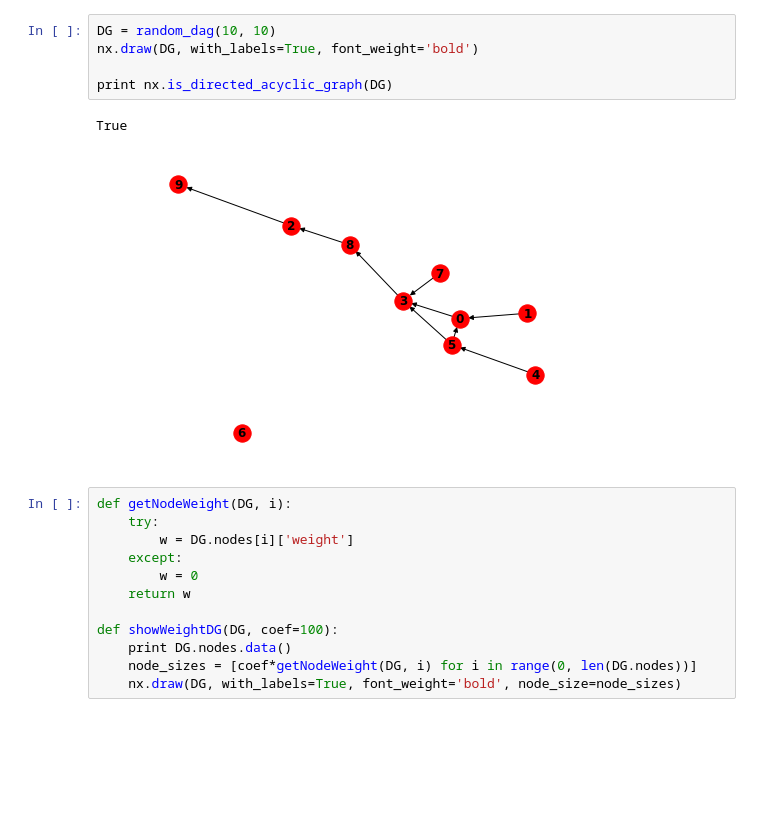
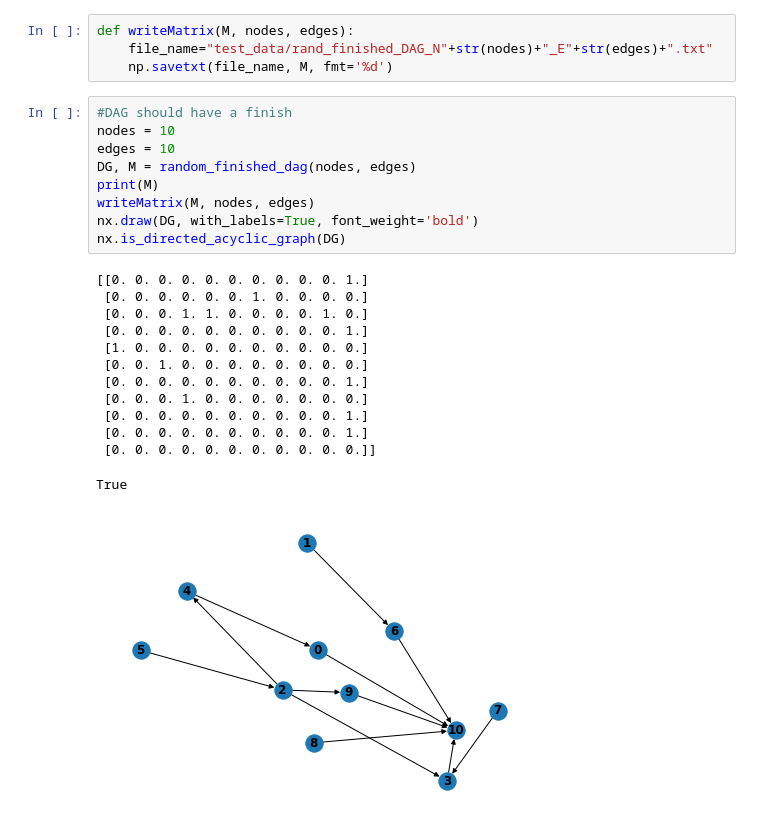
Before and after one commit to teadrunkage/MDiploma, a Jupyter notebook: rank/testDataCreation.ipynb, the cells around one changed output. Saved outputs shown, nothing was run; the diff lists cells and outputs as text; blank space fills up the shorter version.

Commit message:
Test data creation and running algos

```diff
--- a/rank/testDataCreation.ipynb
+++ b/rank/testDataCreation.ipynb
@@ -34,20 +120,27 @@ def random_dag(nodes, edges):
+# %%
+def writeMatrix(M, nodes, edges):
+    file_name="test_data/rand_finished_DAG_N"+str(nodes)+"_E"+str(edges)+".txt"
+    np.savetxt(file_name, M, fmt='%d')
 # %%
-DG = random_dag(10, 10)
+#DAG should have a finish
+nodes = 10
+edges = 10
+DG, M = random_finished_dag(nodes, edges)
+print(M)
+writeMatrix(M, nodes, edges)
 nx.draw(DG, with_labels=True, font_weight='bold')
-
-print nx.is_directed_acyclic_graph(DG)
+nx.is_directed_acyclic_graph(DG)
 # %% [output]
-True
+[[0. 0. 0. 0. 0. 0. 0. 0. 0. 0. 1.]
+ [0. 0. 0. 0. 0. 0. 1. 0. 0. 0. 0.]
+ [0. 0. 0. 1. 1. 0. 0. 0. 0. 1. 0.]
+ [0. 0. 0. 0. 0. 0. 0. 0. 0. 0. 1.]
+ [1. 0. 0. 0. 0. 0. 0. 0. 0. 0. 0.]
+ [0. 0. 1. 0. 0. 0. 0. 0. 0. 0. 0.]
+ [0. 0. 0. 0. 0. 0. 0. 0. 0. 0. 1.]
+ [0. 0. 0. 1. 0. 0. 0. 0. 0. 0. 0.]
+ [0. 0. 0. 0. 0. 0. 0. 0. 0. 0. 1.]
+ [0. 0. 0. 0. 0. 0. 0. 0. 0. 0. 1.]
+ [0. 0. 0. 0. 0. 0. 0. 0. 0. 0. 0.]]
+True
-[figure, old version]
+[figure, new version]
-# %%
-def getNodeWeight(DG, i):
-    try:
-        w = DG.nodes[i]['weight']
-    except:
-        w = 0
-    return w
-
-def showWeightDG(DG, coef=100):
-    print DG.nodes.data()
-    node_sizes = [coef*getNodeWeight(DG, i) for i in range(0, len(DG.nodes))]
-    nx.draw(DG, with_labels=True, font_weight='bold', node_size=node_sizes)
```
Also changed, not shown: parts of 8 cells of this notebook, 7 other files.
